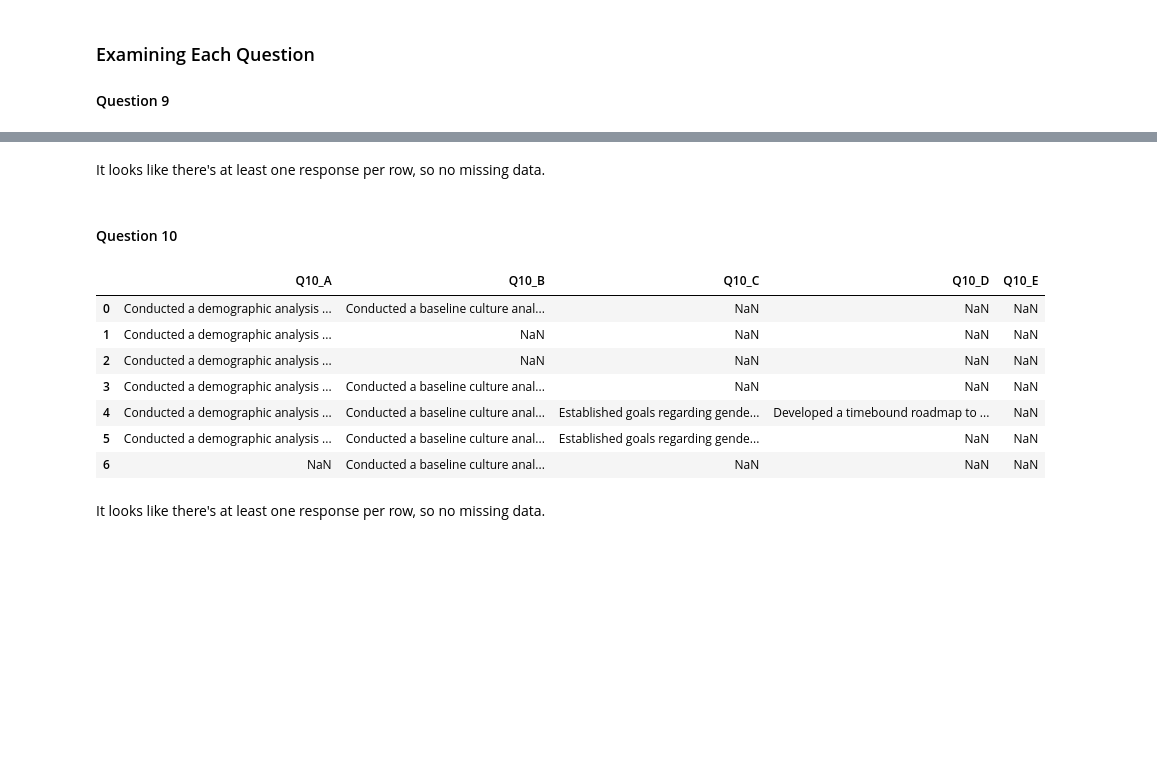
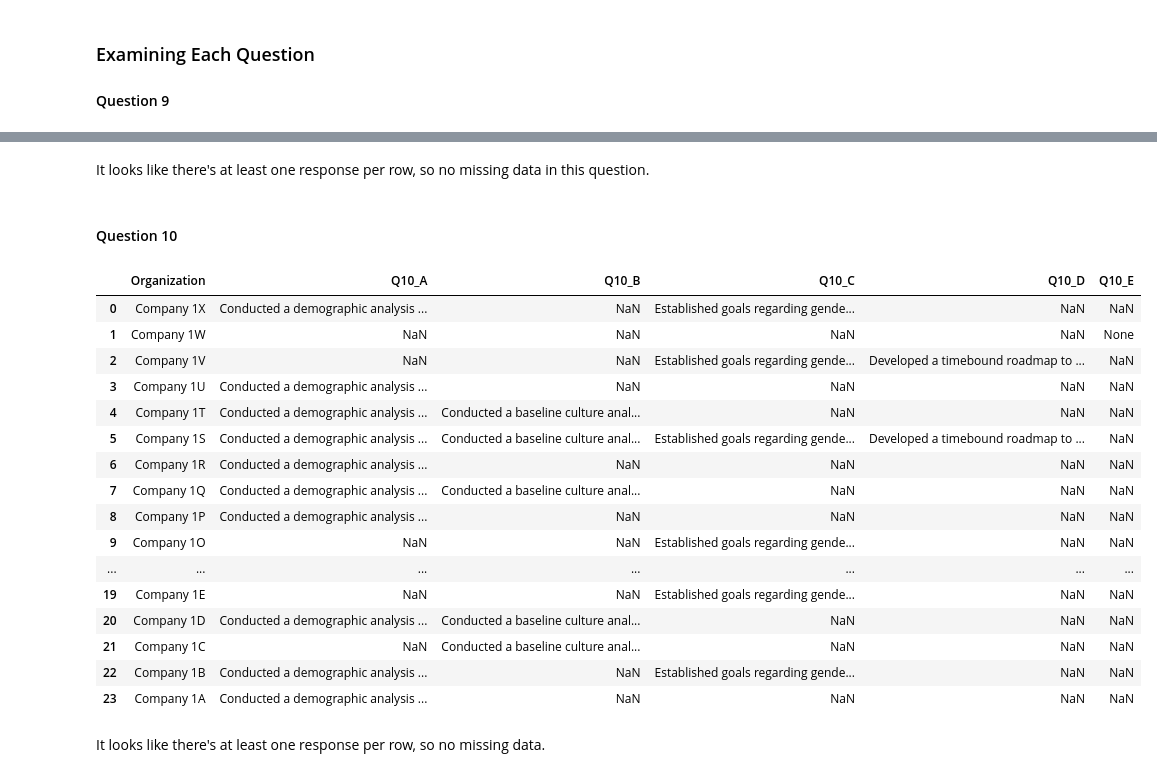
Before and after one commit to anushasilla/gender-ideal, a Jupyter notebook: code/Vision_Data_Cleaning.ipynb, the cells around one changed output, grey strips where cells are left out. Saved outputs shown, nothing was run; the diff lists cells and outputs as text; code cells hidden in the pictures; blank space fills up the shorter version.

```diff
--- a/code/Vision_Data_Cleaning.ipynb
+++ b/code/Vision_Data_Cleaning.ipynb
@@ -24,6 +24,6 @@ This includes the benchmark questions such as number of employees, number of yea
 
 Also includes "other relevant info" which is open response. Can we remove this?
 # %%
-vision = pd.read_csv("../data_original/vision_2_anon.csv")
+vision = pd.read_csv("../data_original/24_vision_anon.csv")
 vision
 # %% [output]
@@ -69,7 +110,3 @@ Index(['Unnamed: 0', 'How many employees does your organization have?',
        'Gender Equality Index', 'None.3', 'Other.3',
        'Vision & Commitment: Before we move to the next section, is there anything else you want to tell us about how your organization has articulated and reinforces its vision and commitment to gend ...
       dtype='object')
-# %%
-#Renaming some of the columns to be shorter
-df.rename(columns={"Unnamed: 0":'organization','How many employees does your organization have?':'number_of_employees','For how many years has your organization been in operation?':'number_of_years',"What is your organization's industry?":'industry',"Tell us about your organization's workforce?":"workforce"},inplace=True)
-df
@@ -170,0 +216,33 @@ Index(['organization', 'number_of_employees', 'number_of_years', 'industry',
+# %%
+#### Adding the benchmark column
+
+#Groups are: Financial Services, Technology, General, Non-profit
+# A, B, F, J, Q, U, V financial
+# C, G, M, P General
+# D, H, N, O, R, S, T, X Technology
+# E, I, K, L, W Non-Profit
+
+financial_group = ["Company 1A","Company 1B","Company 1F","Company 1J","Company 1Q","Company 1U","Company 1V"]
+technology_group = ["Company 1D","Company 1H","Company 1N","Company 1O","Company 1R","Company 1S","Company 1T","Company 1X"]
+nonprofit_group = ["Company 1E","Company 1I","Company 1K","Company 1L","Company 1W"]
+
+#Creating new column to contain benchmark group info
+df["benchmark_group"] = np.nan
+
+#Resetting benchmark group for finance companies
+finance = df["Organization"].isin(financial_group)
+df.loc[finance,"benchmark_group"] = "Finance"
+
+#Resetting benchmark group for technology companies
+technology = df["Organization"].isin(technology_group)
+df.loc[technology,"benchmark_group"] = "Technology"
+
+#Resetting benchmark group for technology companies
+nonprofit = df["Organization"].isin(nonprofit_group)
+df.loc[nonprofit,"benchmark_group"] = "NonProfit"
+
+
+#Printing out the dataframe Organization and benchmark columns to double check
+#Note that any companies in general will remain as Nan as these companies visualizations
+#will not be shown with a benchmark filter
+df[["Organization","benchmark_group"]]
@@ -196,7 +310,7 @@ df["Q14_Other"]
 Name: Q14_Other, dtype: object
 # %%
 #Addressing the NA other issue in Q14
-#Relabeling the NAS in Q14 as Other
-df["Q14"][pd.notna(df["Q14_Other"])]="Other"
+#Relabeling the NAS in Q14 as string Other
+df.loc[pd.notna(df["Q14_Other"]),"Q14"]="Other"
 df["Q14"]
 # %% [output]
@@ -243,20 +380,29 @@ df[['Q9_A', 'Q9_B', 'Q9_C', 'Q9_D', 'Q9_E', 'Q9_F', 'Q9_G', 'Q9_H', 'Q9_I']]
 # %% [markdown]
-It looks like there's at least one response per row, so no missing data.
+It looks like there's at least one response per row, so no missing data in this question.
 # %% [markdown]
 #### Question 10
 # %%
 #Selecting all of the Q10 columns from the dataframe
 #This is a choose all that apply question so each answer results in its own column
-df[['Q10_A', 'Q10_B', 'Q10_C', 'Q10_D', 'Q10_E']]
+df[['Organization','Q10_A', 'Q10_B', 'Q10_C', 'Q10_D', 'Q10_E']]
 # %% [output]
-|  | Q10_A | Q10_B | Q10_C | Q10_D | Q10_E |
-| 0 | Conducted a demographic analysis ... | Conducted a baseline culture anal... | NaN | NaN | NaN |
-| 1 | Conducted a demographic analysis ... | NaN | NaN | NaN | NaN |
-| 2 | Conducted a demographic analysis ... | NaN | NaN | NaN | NaN |
-| 3 | Conducted a demographic analysis ... | Conducted a baseline culture anal... | NaN | NaN | NaN |
-| 4 | Conducted a demographic analysis ... | Conducted a baseline culture anal... | Established goals regarding gende... | Developed a timebound roadmap to ... | NaN |
-| 5 | Conducted a demographic analysis ... | Conducted a baseline culture anal... | Established goals regarding gende... | NaN | NaN |
-| 6 | NaN | Conducted a baseline culture anal... | NaN | NaN | NaN |
+|  | Organization | Q10_A | Q10_B | Q10_C | Q10_D | Q10_E |
+| 0 | Company 1X | Conducted a demographic analysis ... | NaN | Established goals regarding gende... | NaN | NaN |
+| 1 | Company 1W | NaN | NaN | NaN | NaN | None |
+| 2 | Company 1V | NaN | NaN | Established goals regarding gende... | Developed a timebound roadmap to ... | NaN |
+| 3 | Company 1U | Conducted a demographic analysis ... | NaN | NaN | NaN | NaN |
+| 4 | Company 1T | Conducted a demographic analysis ... | Conducted a baseline culture anal... | NaN | NaN | NaN |
+| 5 | Company 1S | Conducted a demographic analysis ... | Conducted a baseline culture anal... | Established goals regarding gende... | Developed a timebound roadmap to ... | NaN |
+| 6 | Company 1R | Conducted a demographic analysis ... | NaN | NaN | NaN | NaN |
+| 7 | Company 1Q | Conducted a demographic analysis ... | Conducted a baseline culture anal... | NaN | NaN | NaN |
+| 8 | Company 1P | Conducted a demographic analysis ... | NaN | NaN | NaN | NaN |
+| 9 | Company 1O | NaN | NaN | Established goals regarding gende... | NaN | NaN |
+| ... | ... | ... | ... | ... | ... | ... |
+| 19 | Company 1E | NaN | NaN | Established goals regarding gende... | NaN | NaN |
+| 20 | Company 1D | Conducted a demographic analysis ... | Conducted a baseline culture anal... | NaN | NaN | NaN |
+| 21 | Company 1C | NaN | Conducted a baseline culture anal... | NaN | NaN | NaN |
+| 22 | Company 1B | Conducted a demographic analysis ... | NaN | Established goals regarding gende... | NaN | NaN |
+| 23 | Company 1A | Conducted a demographic analysis ... | NaN | NaN | NaN | NaN |
 # %% [markdown]
 It looks like there's at least one response per row, so no missing data.
 # %% [markdown]
```
Also changed, not shown: parts of 40 cells of this notebook, 5 other files.
